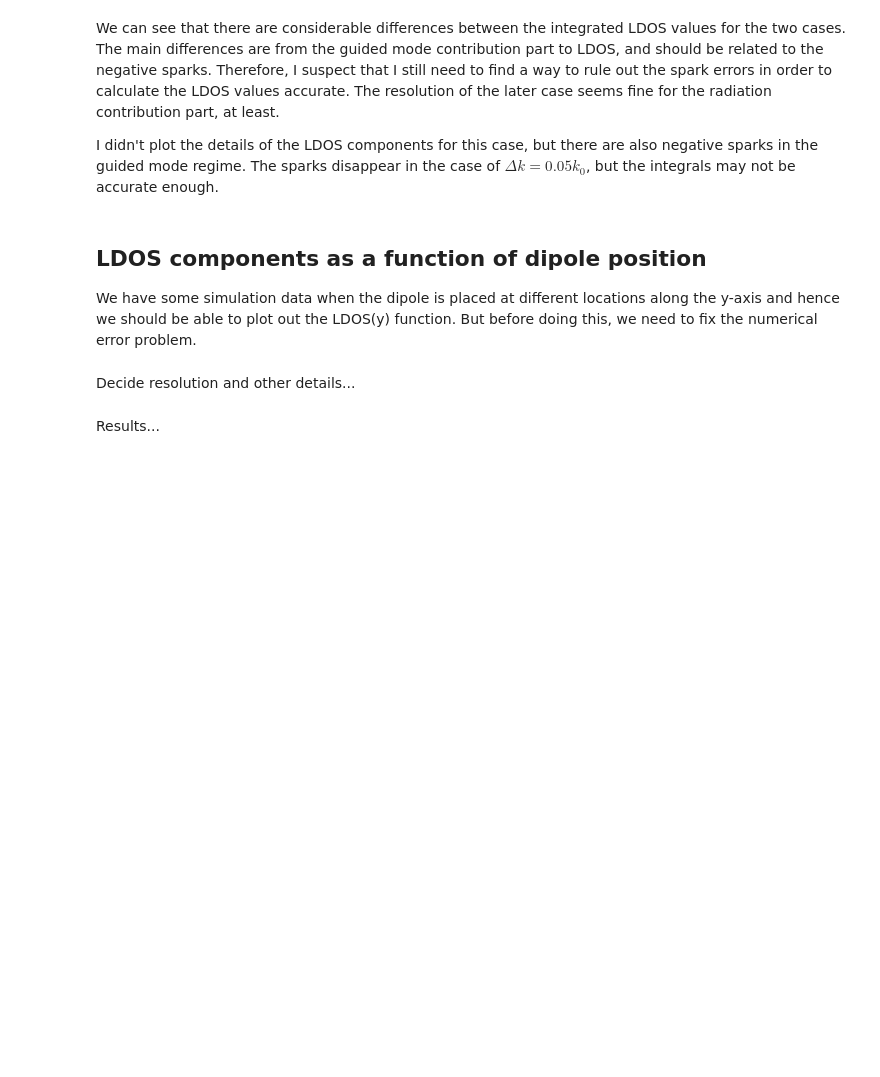
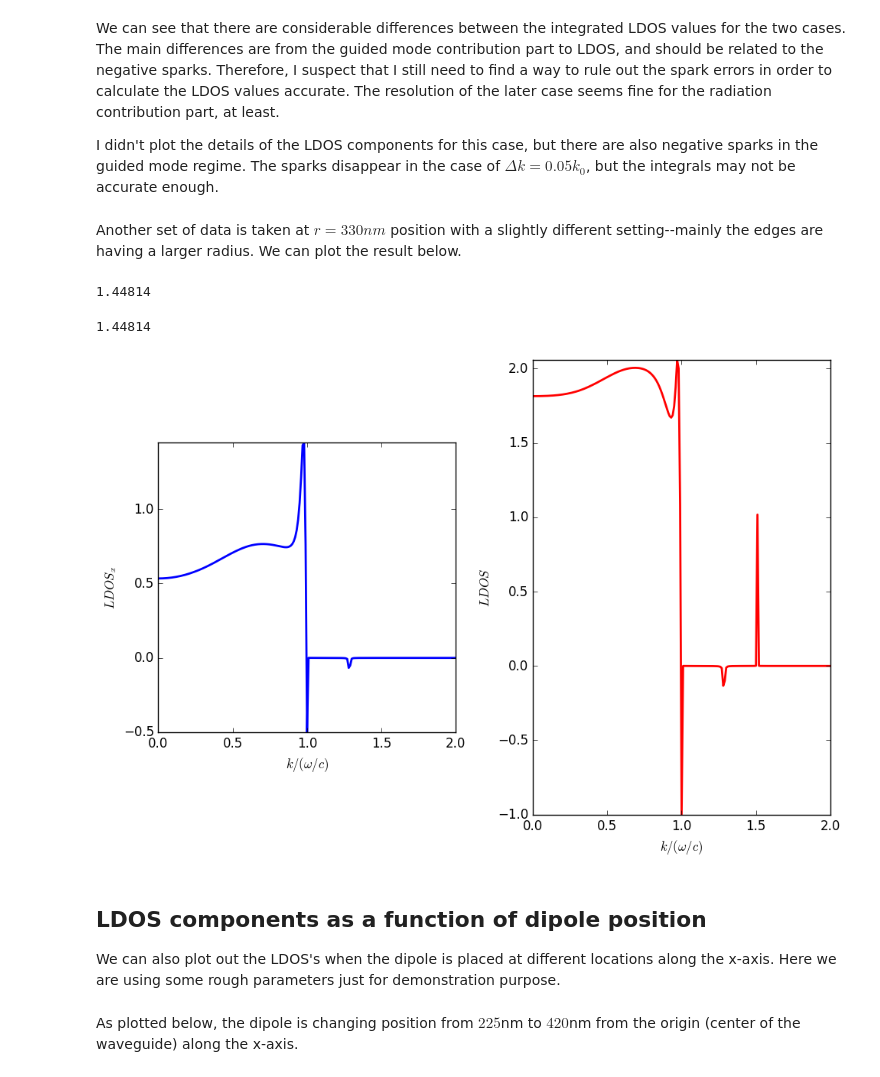
Before and after one commit to i2000s/simnanophotonics, a Jupyter notebook: sqwg_BEM.ipynb, the cells around one changed output. Cells and saved outputs as stored; diff of their text form; code cells hidden in the pictures; blank space fills up the shorter version.

Commit message:
Plot out the position dependent LDOS for the square waveguide.

```diff
--- a/sqwg_BEM.ipynb
+++ b/sqwg_BEM.ipynb
@@ -250,11 +250,54 @@ LDOS_rad = 1.807210, LDOS_guide = 0.005258, LDOS = 1.812468.
 We can see that there are considerable differences between the integrated LDOS values for the two cases. The main differences are from the guided mode contribution part to LDOS, and should be related to the negative sparks. Therefore, I suspect that I still need to find a way to rule out the spark errors in order to calculate the LDOS values accurate. The resolution of the later case seems fine for the radiation contribution part, at least.
 
 I didn't plot the details of the LDOS components for this case, but there are also negative sparks in the guided mode regime. The sparks disappear in the case of $\Delta k=0.05k_0$, but the integrals may not be accurate enough.
+# %% [markdown]
+Another set of data is taken at $r=330nm$ position with a slightly different setting--mainly the edges are having a larger radius. We can plot the result below.
+# %%
+ldos = readdlm("data/ldos_N_1_lam_894_eps_4_0_a_300_b_300_c_6_x_330_y_0_q_0_2_201.dat", header=false);
+#ldos = readdlm("data/ldos_N_1_lam_894_eps_4_0.001_a_300_b_300_c_5_x_0_y_350_q_0.1_4_101.dat", header=false);
+ldosqpoints = ldos[:,[2,5,6,7,8]]
+using PyPlot
+#println(convert(Int64,floor(lenz/2)))
+q = ldosqpoints[:,1]
+ldosx = ldosqpoints[:,2]
+ldosy = ldosqpoints[:,3]
+ldosz = ldosqpoints[:,4]
+ldos_av = ldosqpoints[:,5]
+lenx = length(q)
+
+fig = figure("LDOS q plot",figsize=(10,10))
+ax = fig[:add_subplot](1,2,1)
+cp = ax[:plot](q, ldosx, "b-", linewidth=2.0)
+#ax[:clabel](cp, inline=1, fontsize=5)
+
+xlabel(L"k/(\omega/c)")
+ylabel(L"LDOS_x")
+axis("image")
+xlim(-0.0,2)
+#ylim(-300,300)
+tight_layout()
+gcf() # Needed for IJulia to plot inline
+display(maximum(abs(ldosx)))
+
+ax = fig[:add_subplot](1,2,2)
+cp = ax[:plot](q, ldos_av, "r-", linewidth=2.0)
+#ax[:clabel](cp, inline=1, fontsize=5)
+
+xlabel(L"k/(\omega/c)")
+ylabel(L"LDOS")
+axis("image")
+xlim(-0.0,2)
+#ylim(-300,300)
+tight_layout()
+gcf() # Needed for IJulia to plot inline
+display(maximum(abs(ldosx)))
+# %% [output]
+1.44814
+1.44814
+[figure, added]
 # %% [markdown]
 ## LDOS components as a function of dipole position
 
-We have some simulation data when the dipole is placed at different locations along the y-axis and hence we should be able to plot out the LDOS(y) function. But before doing this, we need to fix the numerical error problem.
+We can also plot out the LDOS's when the dipole is placed at different locations along the x-axis. Here we are using some rough parameters just for demonstration purpose.
-# %% [markdown]
-Decide resolution and other details...
-# %% [markdown]
-Results...
+# %% [markdown]
+As plotted below, the dipole is changing position from $225$nm to $420$nm from the origin (center of the waveguide) along the x-axis.
```
Also changed, not shown: parts of 4 cells of this notebook, 9 other files.
